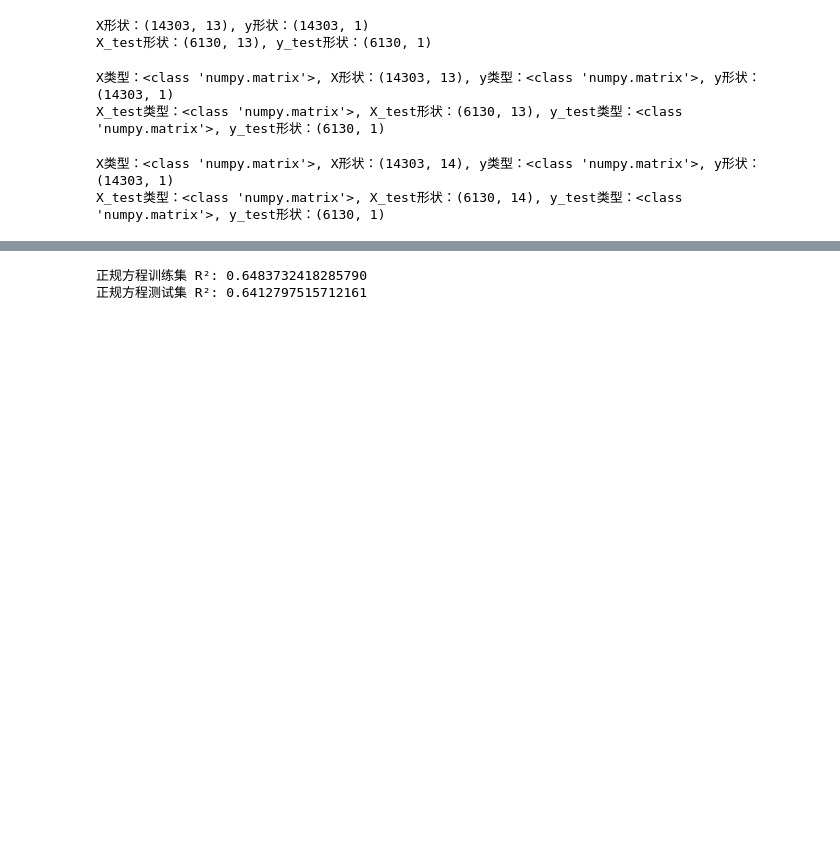
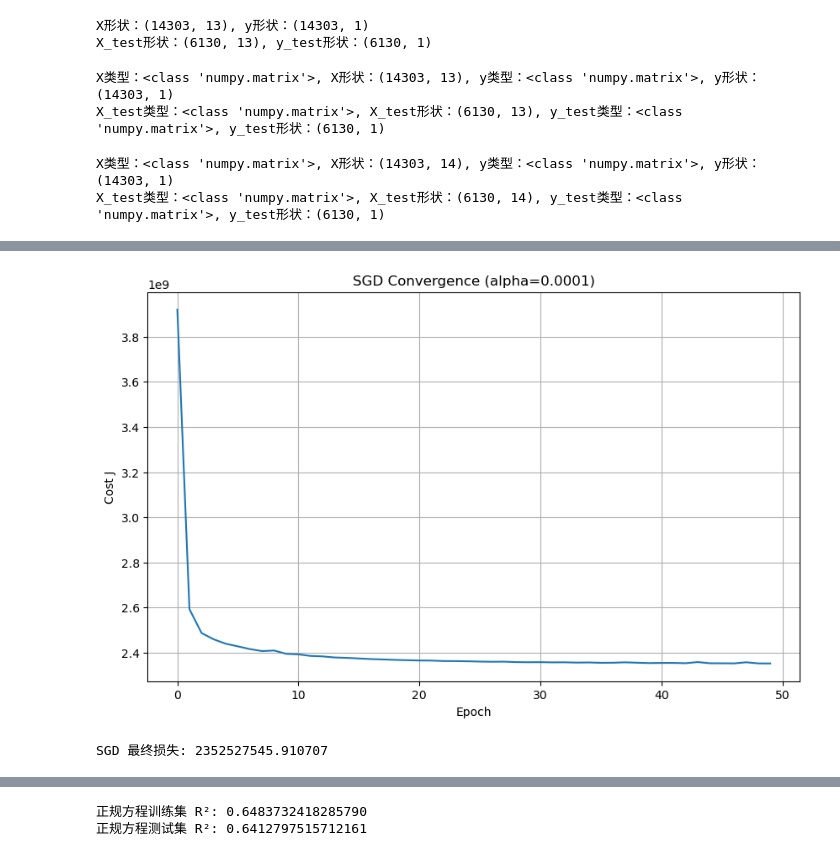
Before and after one commit to cche0214/Machine-Learning-and-Optimization, a Jupyter notebook: Ex1.ipynb, the cells around one changed output, grey strips where cells are left out. Saved outputs shown, nothing was run; the diff lists cells and outputs as text; code cells hidden in the pictures; blank space fills up the shorter version.

```diff
--- a/Ex1.ipynb
+++ b/Ex1.ipynb
@@ -355,0 +512,16 @@ plt.show()
+# %%
+# 可视化SGD训练过程
+import matplotlib.pyplot as plt
+
+plt.figure(figsize=(10, 6))
+plt.plot(J_history_sgd)
+plt.xlabel('Epoch')
+plt.ylabel('Cost J')
+plt.title(f'SGD Convergence (alpha={alpha_sgd})')
+plt.grid(True)
+plt.show()
+
+print(f"SGD 最终损失: {J_history_sgd[-1]:.6f}")
+# %% [output]
+[figure, added]
+SGD 最终损失: 2352527545.910707
```
Also changed, not shown: parts of 10 cells of this notebook.
